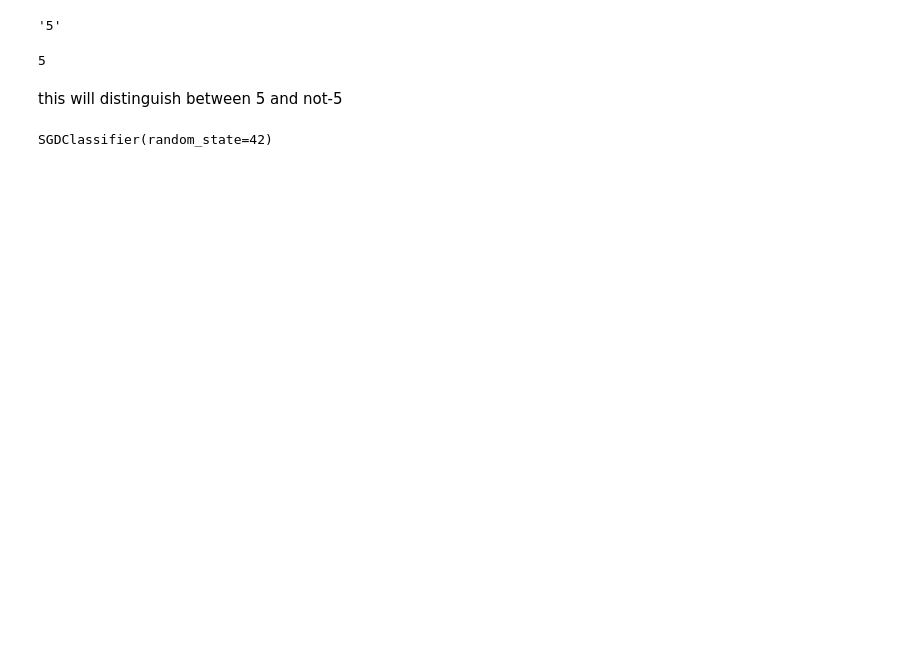
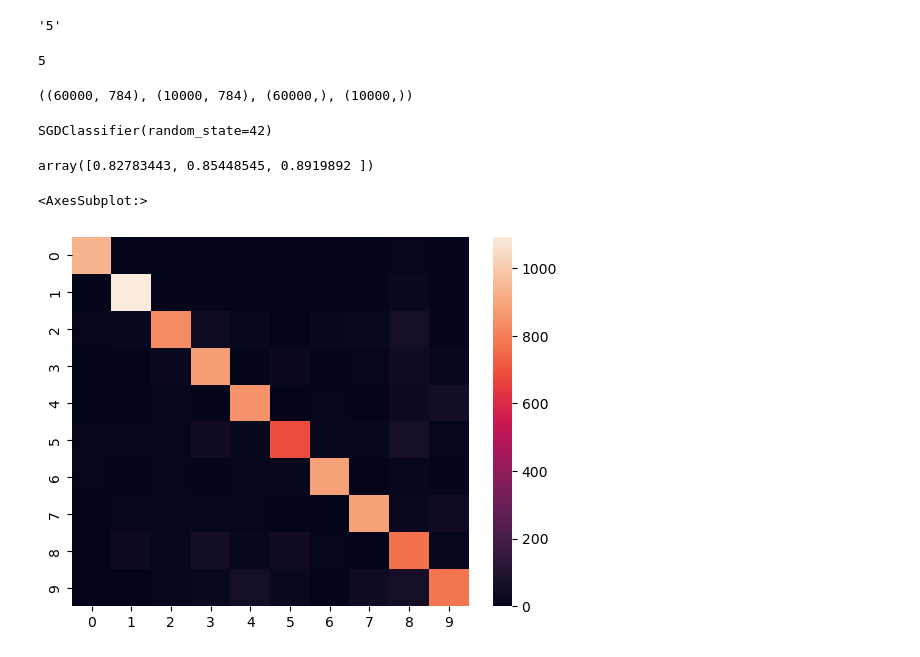
Before and after one commit to eliazonta/MNIST, a Jupyter notebook: MNIST.ipynb, the cells around one changed output. Cells and saved outputs as stored; diff of their text form; code cells hidden in the pictures; blank space fills up the shorter version.

```diff
--- a/MNIST.ipynb
+++ b/MNIST.ipynb
@@ -40,5 +43,3 @@ y[0]
 5
 # %%
 X_train, X_test, y_train, y_test = X[:60000], X[60000:], y[:60000], y[60000:]
-# %% [markdown]
-this will distinguish between 5 and not-5
@@ -48,8 +46,24 @@ y_test_5 = (y_test == 5)
+# %%
+X_train.shape, X_test.shape, y_train.shape, y_test.shape
+# %% [output]
+((60000, 784), (10000, 784), (60000,), (10000,))
 # %%
-# stochastic gradient discent classifier
+# sdg classifier
 from sklearn.linear_model import SGDClassifier
 
 sgd_clf = SGDClassifier(random_state = 42)
-sgd_clf.fit(X_train, y_train_5)
+sgd_clf.fit(X_train, y_train)
 # %% [output]
 SGDClassifier(random_state=42)
+# %%
+valutation = cross_val_score(sgd_clf, X_test, y_test, cv = 3, scoring = "accuracy")
+valutation
+# %% [output]
+array([0.82783443, 0.85448545, 0.8919892 ])
+# %%
+y_test_pred = cross_val_predict(sgd_clf, X_test, y_test, cv = 3)
+cm = confusion_matrix(y_test, y_test_pred)
+sns.heatmap(cm)
+# %% [output]
+<AxesSubplot:>
+[figure, added]
```
Also changed, not shown: parts of 7 cells of this notebook.
